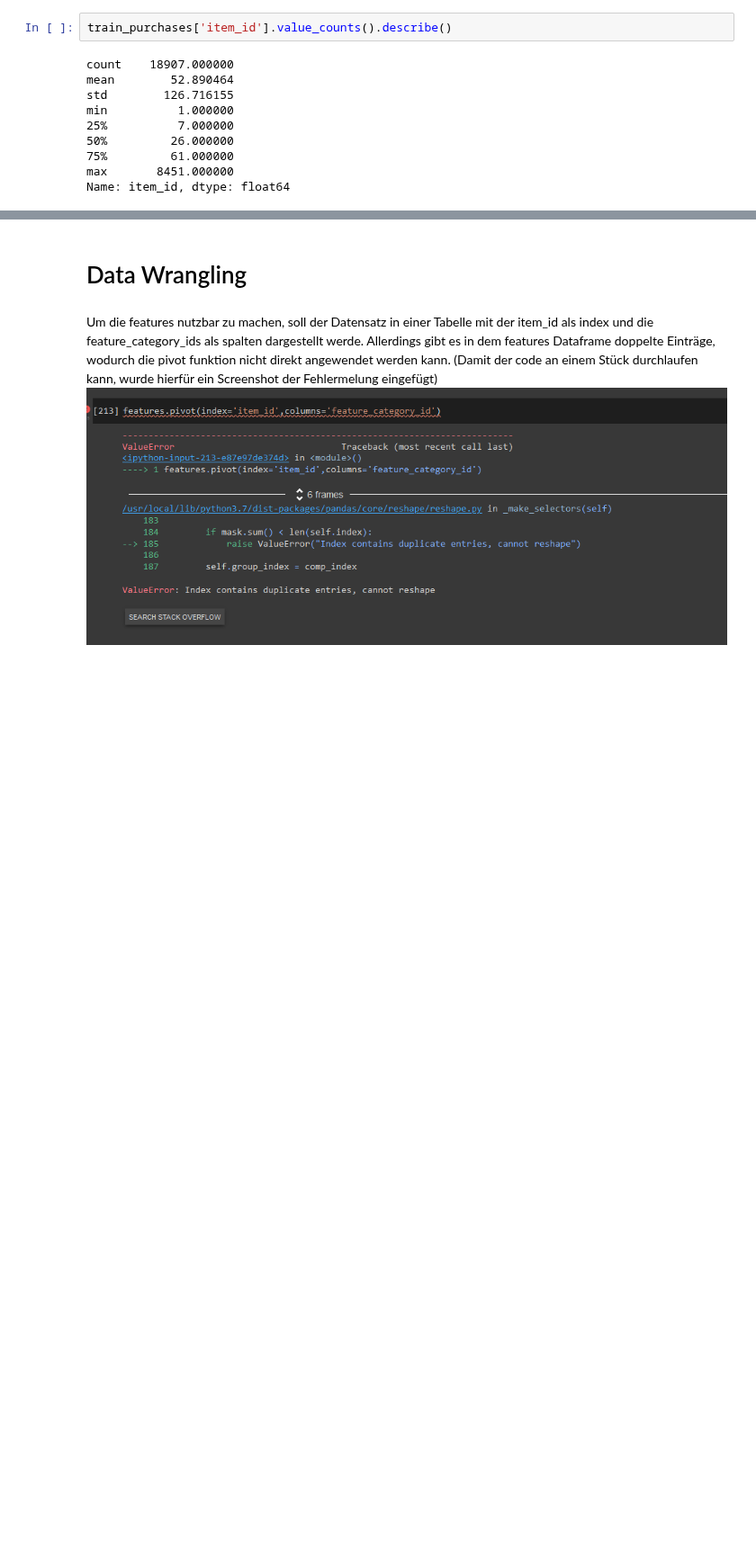
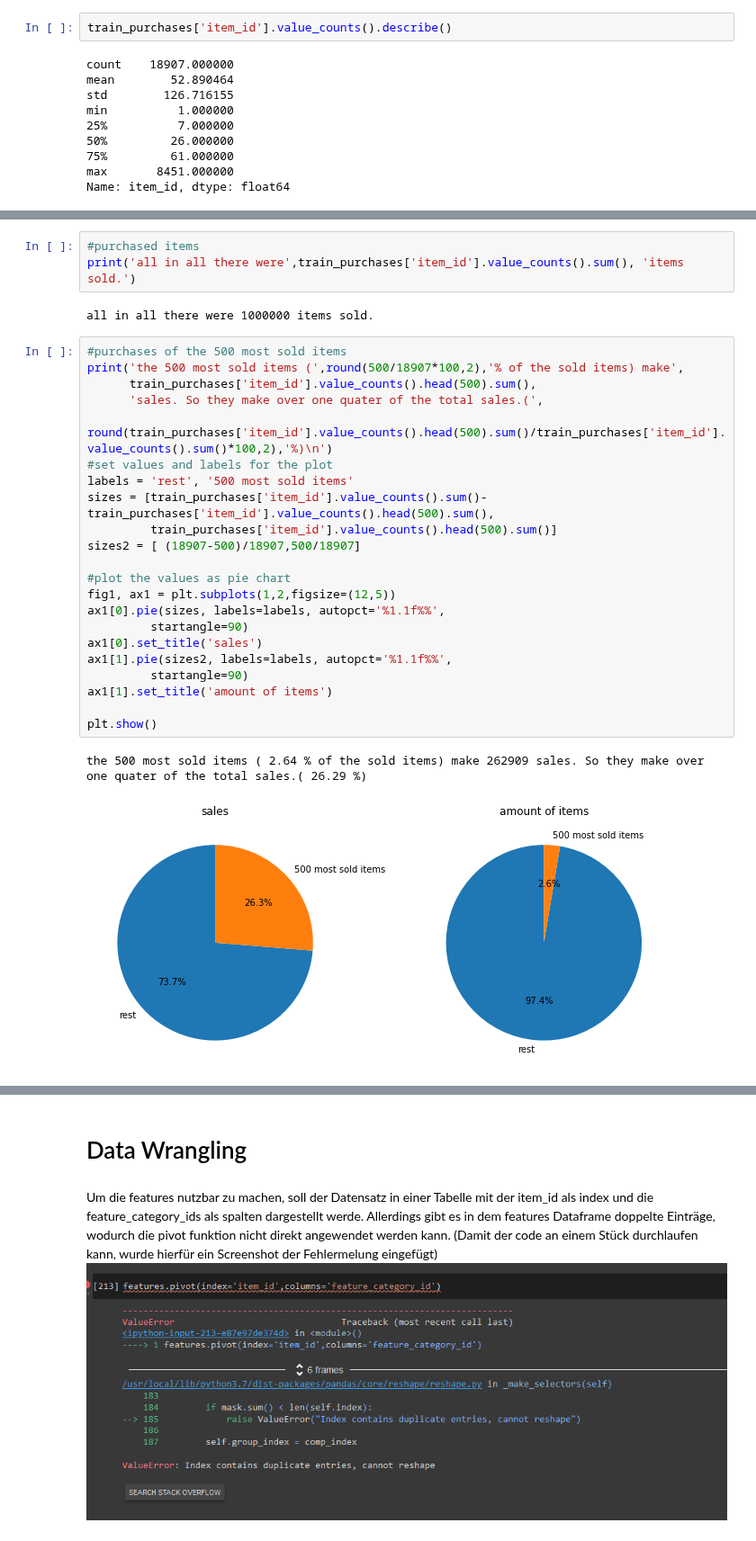
Before and after one commit to Ananassio/Data-Science_lab, a Jupyter notebook: Project/Data.ipynb, the cells around one changed output, grey strips where cells are left out. Shown at 90% size. Cells and saved outputs as stored; diff of their text form; blank space fills up the shorter version.

```diff
--- a/Project/Data.ipynb
+++ b/Project/Data.ipynb
@@ -407,0 +407,30 @@ axes.grid(alpha=0.5)
+# %%
+#purchased items
+print('all in all there were',train_purchases['item_id'].value_counts().sum(), 'items sold.')
+# %% [output]
+all in all there were 1000000 items sold.
+# %%
+#purchases of the 500 most sold items
+print('the 500 most sold items (',round(500/18907*100,2),'% of the sold items) make',
+      train_purchases['item_id'].value_counts().head(500).sum(),
+      'sales. So they make over one quater of the total sales.(',
+      round(train_purchases['item_id'].value_counts().head(500).sum()/train_purchases['item_id'].value_counts().sum()*100,2),'%)\n')
+#set values and labels for the plot
+labels = 'rest', '500 most sold items'
+sizes = [train_purchases['item_id'].value_counts().sum()-train_purchases['item_id'].value_counts().head(500).sum(),
+         train_purchases['item_id'].value_counts().head(500).sum()]
+sizes2 = [ (18907-500)/18907,500/18907]
+
+#plot the values as pie chart
+fig1, ax1 = plt.subplots(1,2,figsize=(12,5))
+ax1[0].pie(sizes, labels=labels, autopct='%1.1f%%',
+         startangle=90)
+ax1[0].set_title('sales')
+ax1[1].pie(sizes2, labels=labels, autopct='%1.1f%%',
+         startangle=90)
+ax1[1].set_title('amount of items')
+
+plt.show()
+# %% [output]
+the 500 most sold items ( 2.64 % of the sold items) make 262909 sales. So they make over one quater of the total sales.( 26.29 %)
+[figure, added]
```
Also changed, not shown: parts of 23 cells of this notebook.
